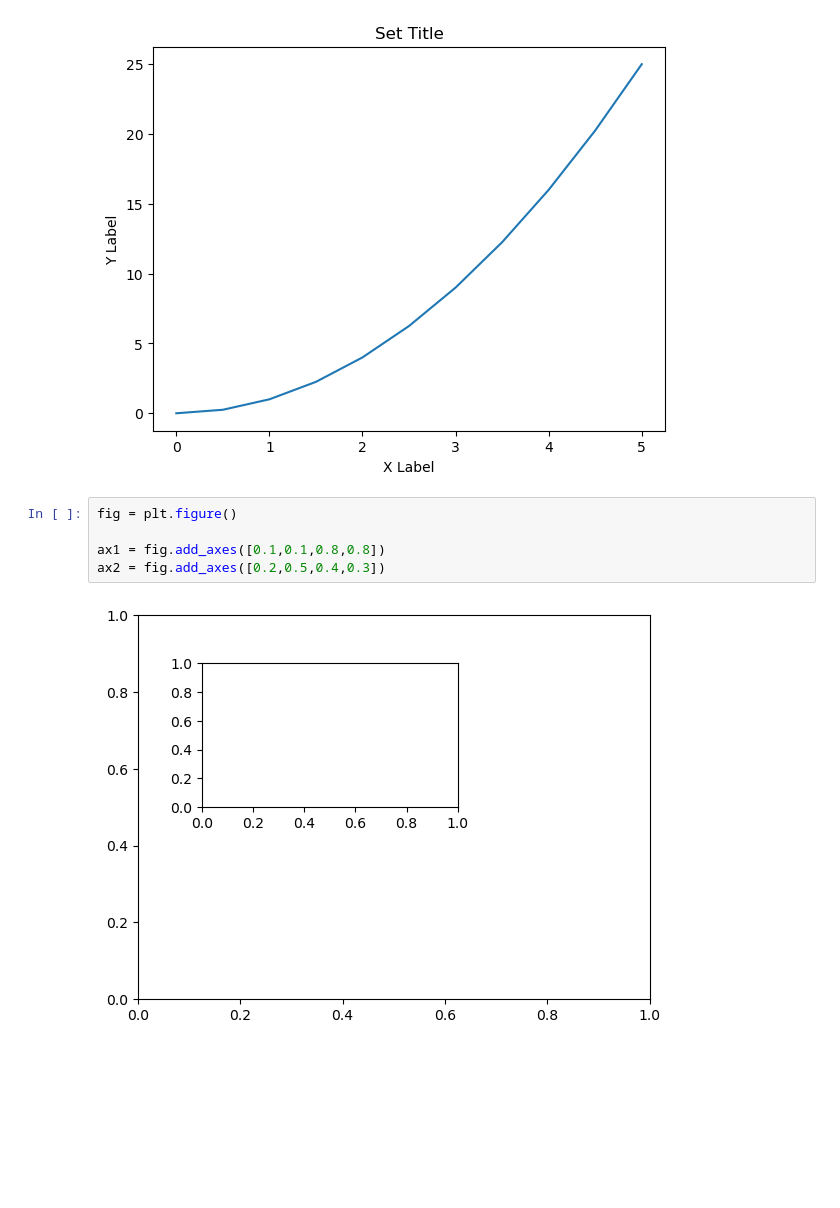
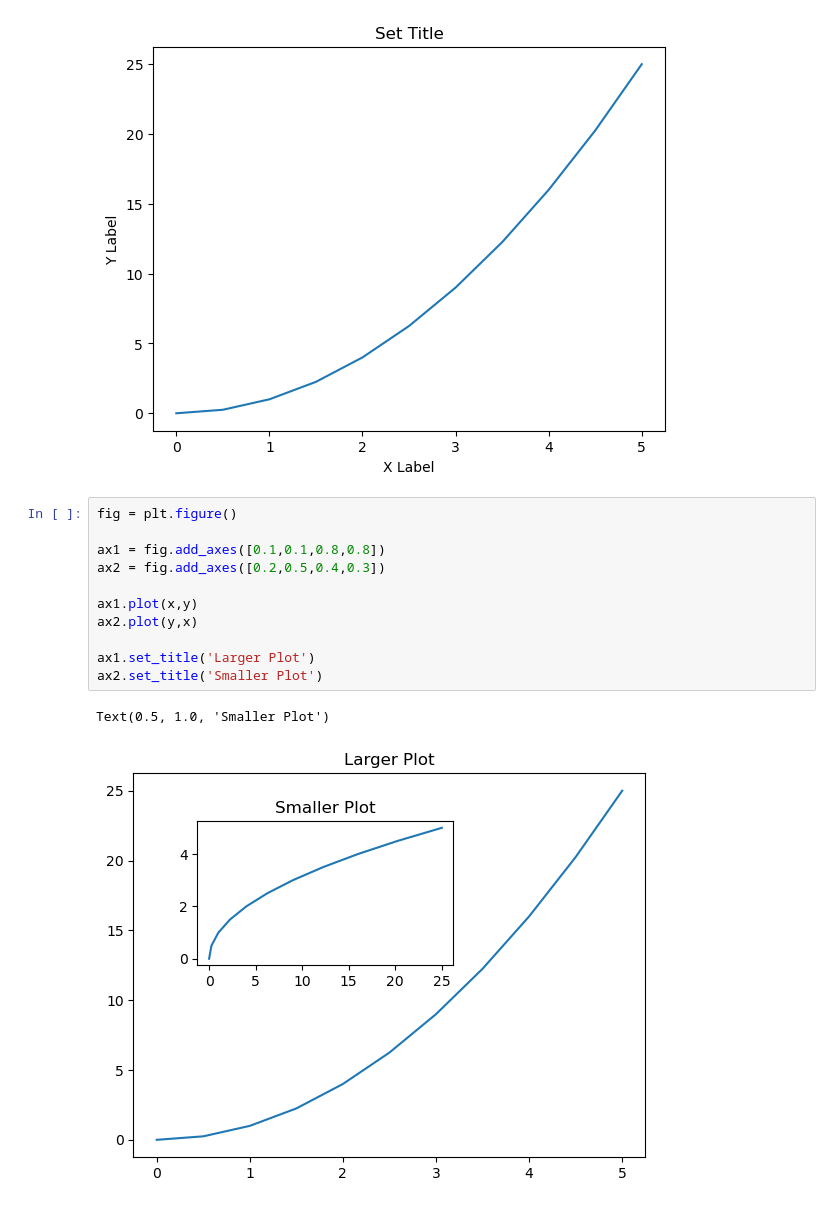
Before and after one commit to kartikraner57/python-machine-learning-and-data-science, a Jupyter notebook: Py_DS_ML_Bootcamp-master (1)/Refactored_Py_DS_ML_Bootcamp-master/05-Data-Visualization-with-Matplotlib/practice.ipynb, the cells around one changed output. Cells and saved outputs as stored; diff of their text form; blank space fills up the shorter version.

```diff
--- a/Py_DS_ML_Bootcamp-master (1)/Refactored_Py_DS_ML_Bootcamp-master/05-Data-Visualization-with-Matplotlib/practice.ipynb
+++ b/Py_DS_ML_Bootcamp-master (1)/Refactored_Py_DS_ML_Bootcamp-master/05-Data-Visualization-with-Matplotlib/practice.ipynb
@@ -57,7 +57,14 @@ Text(0.5, 1.0, 'Set Title')
 # %%
 fig = plt.figure()
 
 ax1 = fig.add_axes([0.1,0.1,0.8,0.8])
 ax2 = fig.add_axes([0.2,0.5,0.4,0.3])
+
+ax1.plot(x,y)
+ax2.plot(y,x)
+
+ax1.set_title('Larger Plot')
+ax2.set_title('Smaller Plot')
 # %% [output]
+Text(0.5, 1.0, 'Smaller Plot')
-[figure, old version]
+[figure, new version]
```
Also changed, not shown: parts of 19 cells of this notebook, 1 other file.
